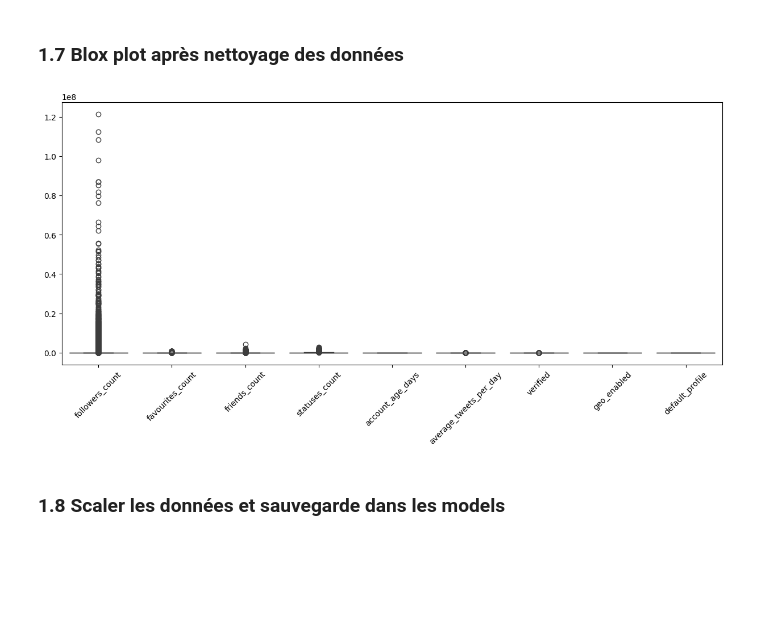
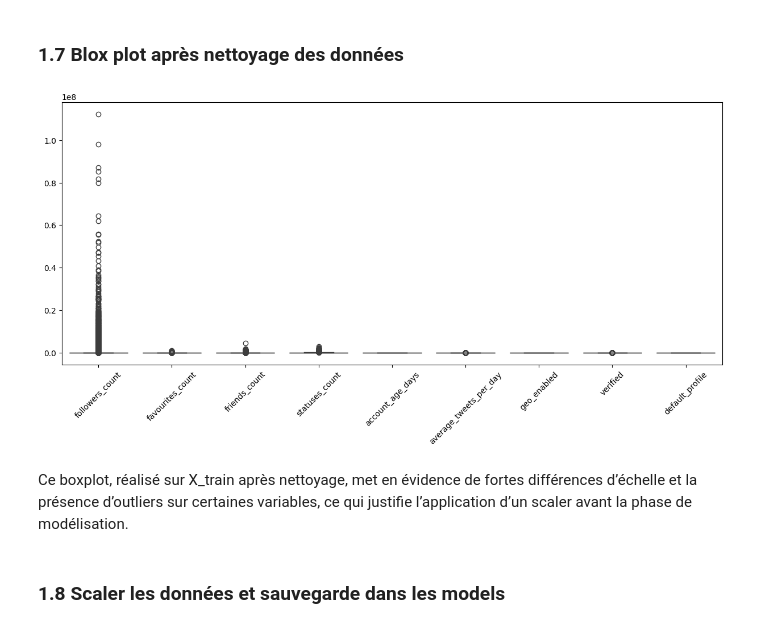
Before and after one commit to ML-fakes-account/fakes-account, a Jupyter notebook: notebooks/projet_fake_profiles.ipynb, the cells around one changed output. Saved outputs shown, nothing was run; the diff lists cells and outputs as text; code cells hidden in the pictures; blank space fills up the shorter version.

```diff
--- a/notebooks/projet_fake_profiles.ipynb
+++ b/notebooks/projet_fake_profiles.ipynb
@@ -247,13 +270,15 @@ On voit donc que default_profil_image à bien été drop de la base de données
 # %%
 import seaborn as sns
 import matplotlib.pyplot as plt
 
 plt.figure(figsize=(15, 6))
-sns.boxplot(data=X[cols_impor])
+sns.boxplot(data=X_train[cols_impor])
 plt.xticks(rotation=45)
 plt.show()
 # %% [output]
-[figure, old version]
+[figure, new version]
+# %% [markdown]
+Ce boxplot, réalisé sur X_train après nettoyage, met en évidence de fortes différences d’échelle et la présence d’outliers sur certaines variables, ce qui justifie l’application d’un scaler avant la phase de modélisation.
 # %% [markdown]
 ### 1.8 Scaler les données et sauvegarde dans les models
 # %%
```
Also changed, not shown: parts of 30 cells of this notebook.
